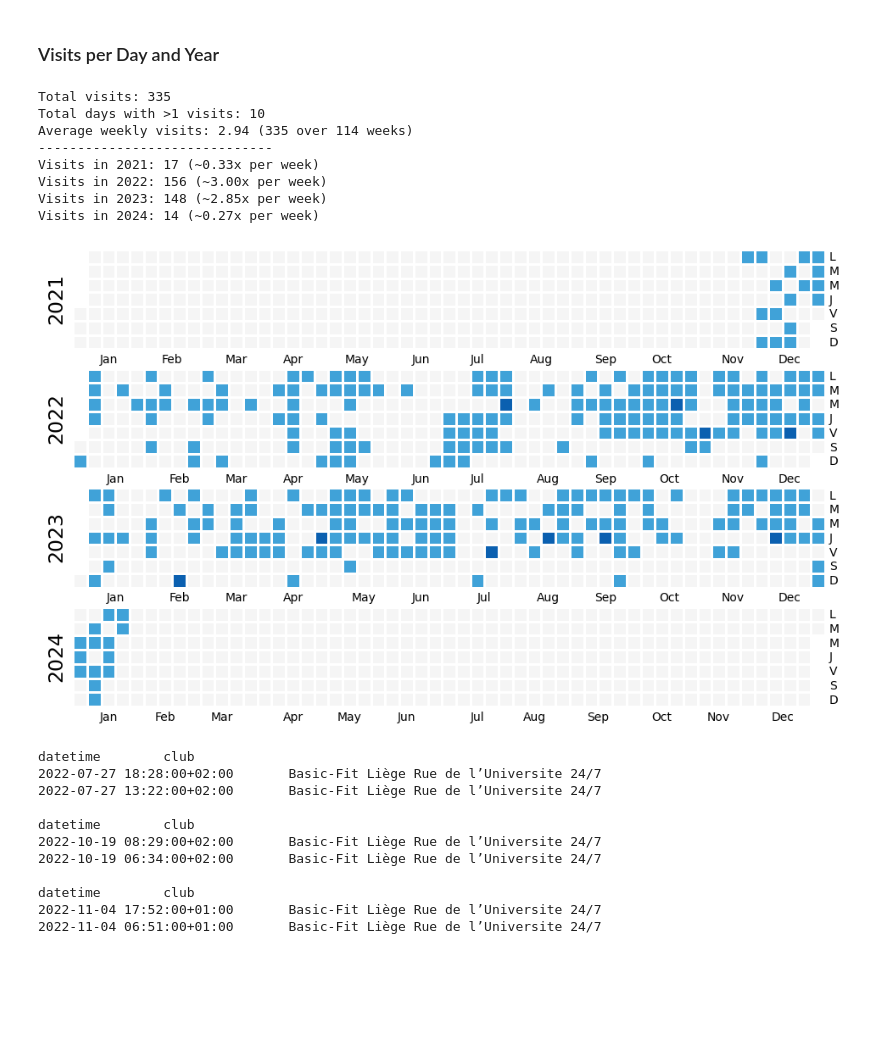
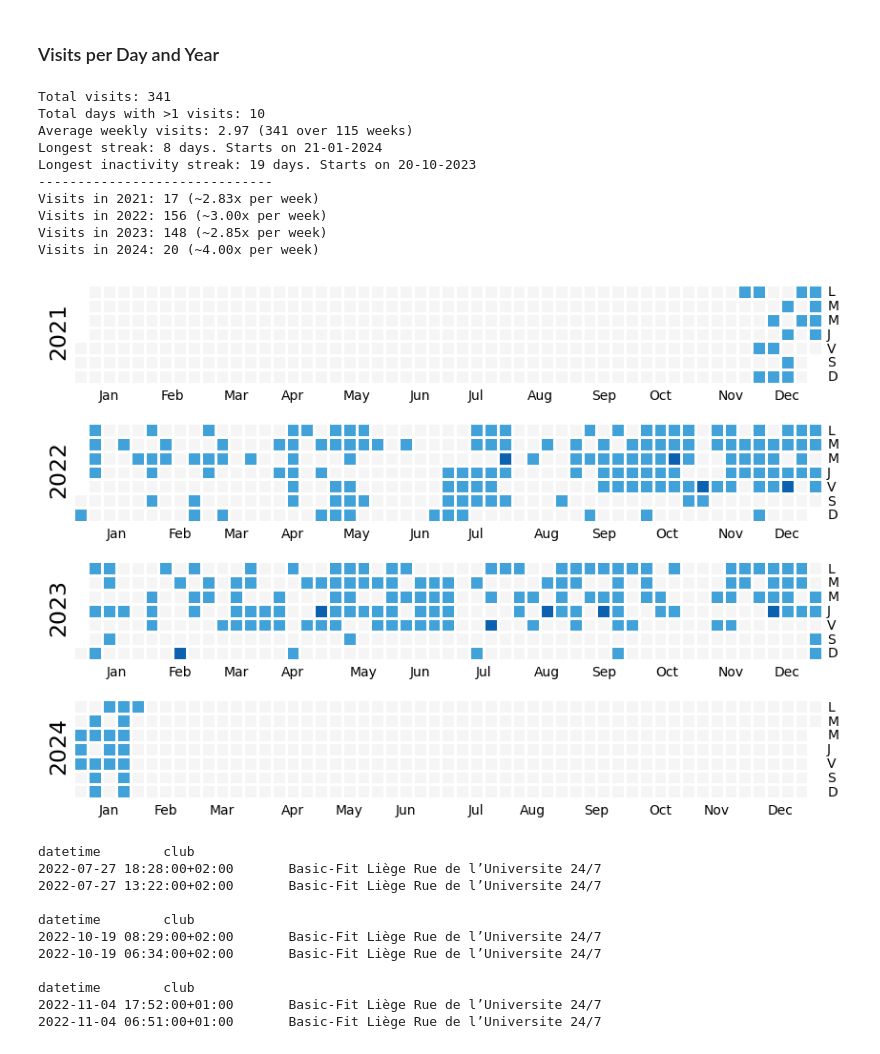
Before and after one commit to iSach/gymnalyst, a Jupyter notebook: basicfit.ipynb, the cells around one changed output. Saved outputs shown, nothing was run; the diff lists cells and outputs as text; code cells hidden in the pictures; blank space fills up the shorter version.

```diff
--- a/basicfit.ipynb
+++ b/basicfit.ipynb
@@ -49,40 +51,73 @@ for i, v in enumerate(data['club'].value_counts()):
 data_perday = data.groupby(pd.Grouper(freq='1D')).agg({'club': 'count'})['club']
 min_visits, max_visits = data_perday.min(), data_perday.max()
 data_perday.index = data_perday.index.date
 data_perday.index = pd.to_datetime(data_perday.index)
-fig, ax = plt.subplots(nrows=4, ncols=1, figsize=(45, 7))
+num_years = data_perday.index.year.nunique()
+fig, ax = plt.subplots(nrows=num_years, ncols=1, figsize=(num_years * 20, 7))
+fig.subplots_adjust(hspace=0.4)
 print(f"Total visits: {data_perday.sum()}")
 print(f"Total days with >1 visits: {data_perday[data_perday > 1].count()}")
 # Count number of weeks
 num_weeks = data_perday.index.isocalendar().week.groupby(data_perday.index.year).nunique().sum()
 print(f"Average weekly visits: {data_perday.sum() / num_weeks:.2f} ({data_perday.sum()} over {num_weeks} weeks)")
+# Longest Streak of active days, and longest streak of inactive days
+streak_active = 0
+max_streak_active = 0
+max_streak_active_day = None
+streak_inactive = 0
+max_streak_inactive = 0
+max_streak_inactive_day = None
+for i, v in enumerate(data_perday):
+    if v > 0:
+        streak_active += 1
+        if streak_inactive > max_streak_inactive:
+            max_streak_inactive = streak_inactive
+            max_streak_inactive_day = data_perday.index[i] - pd.Timedelta(days=max_streak_inactive)
+        streak_inactive = 0
+    else:
+        streak_inactive += 1
+        if streak_active > max_streak_active:
+            max_streak_active = streak_active
+            max_streak_active_day = data_perday.index[i] - pd.Timedelta(days=max_streak_active)
+        streak_active = 0
+if streak_active > max_streak_active:
+    max_streak_active = streak_active
+    max_streak_active_day = data_perday.index[i] - pd.Timedelta(days=max_streak_active)
+if streak_inactive > max_streak_inactive:
+    max_streak_inactive = streak_inactive
+    max_streak_inactive_day = data_perday.index[i] - pd.Timedelta(days=max_streak_inactive)
+print(f"Longest streak: {max_streak_active} days. Starts on {max_streak_active_day.__format__('%d-%m-%Y')}")
+print(f"Longest inactivity streak: {max_streak_inactive} days. Starts on {max_streak_inactive_day.__format__('%d-%m-%Y')}")
 print("------------------------------")
 year_range = range(data.index.year.min(), data.index.year.max() + 1)
 for i, year in enumerate(year_range):
     data_y = data_perday[data_perday.index.year == year]
-    print(f"Visits in {year}: {data_y.sum()} (~{data_y.sum() / 52:.2f}x per week)")
+    num_active_weeks = data_y.index.isocalendar().week.nunique()
+    print(f"Visits in {year}: {data_y.sum()} (~{data_y.sum() / num_active_weeks:.2f}x per week)")
 
     calmap.yearplot(
         data_perday,
         year=year,
         ax=ax[i],
         cmap=ListedColormap([u'whitesmoke', '#40A2D8', '#0B60B0', '#11235A'][:max_visits + 1]),
         daylabels='LMMJVSD',
         vmin=data_perday.min(),
         vmax=data_perday.max(),
     )
     ax[i].text(-0.035, 0.3, year, transform=ax[i].transAxes, rotation=90, fontdict={'size': 17})
 plt.show()
 # %% [output]
-Total visits: 335
+Total visits: 341
 Total days with >1 visits: 10
-Average weekly visits: 2.94 (335 over 114 weeks)
+Average weekly visits: 2.97 (341 over 115 weeks)
+Longest streak: 8 days. Starts on 21-01-2024
+Longest inactivity streak: 19 days. Starts on 20-10-2023
 ------------------------------
-Visits in 2021: 17 (~0.33x per week)
+Visits in 2021: 17 (~2.83x per week)
 Visits in 2022: 156 (~3.00x per week)
 Visits in 2023: 148 (~2.85x per week)
-Visits in 2024: 14 (~0.27x per week)
+Visits in 2024: 20 (~4.00x per week)
-[figure, old version]
+[figure, new version]
 # %%
 # Show double visits
 
```
Also changed, not shown: parts of 2 cells of this notebook, 1 other file.
